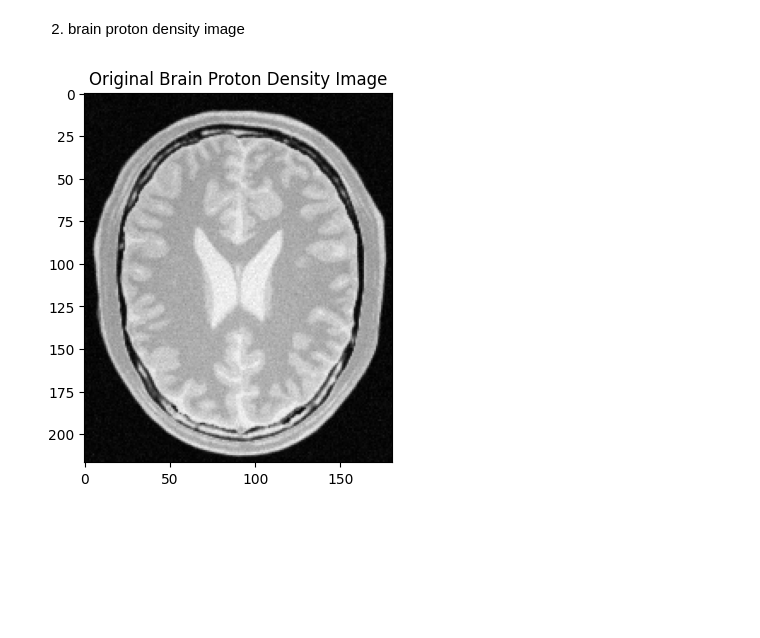
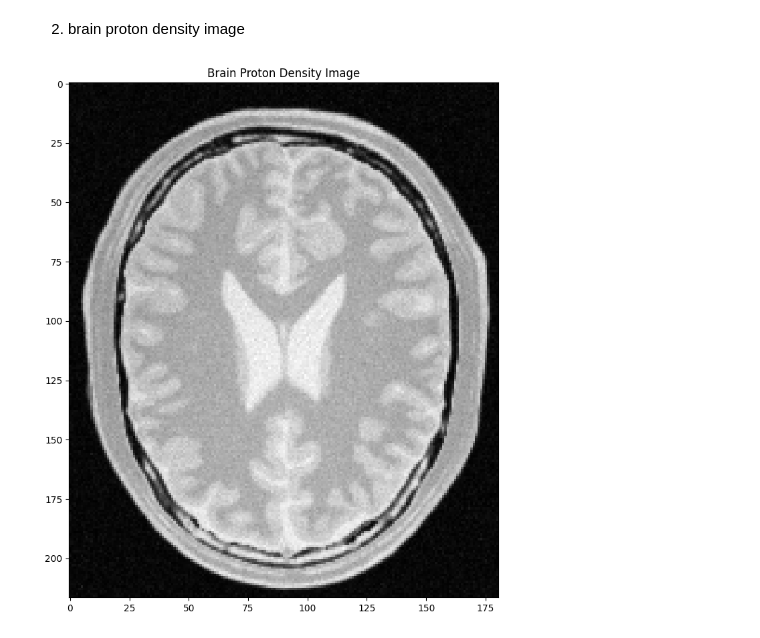
Before and after one commit to RavijaDul/Image_processing_and_machine_vision-_EN3160, a Jupyter notebook: 210152E_a01.ipynb, the cells around one changed output. Drawn from its saved outputs; the diff is of its cells as text; code cells hidden in the pictures; blank space fills up the shorter version.

```diff
--- a/210152E_a01.ipynb
+++ b/210152E_a01.ipynb
@@ -48,14 +48,15 @@ plt.show()
 # %%
 import numpy as np
 import cv2
 import matplotlib.pyplot as plt
 
 # Load the brain proton density image
 brain_proton_density_img = cv2.imread("a1images/brain_proton_density_slice.png", cv2.IMREAD_GRAYSCALE)
 
 # Display the image
+plt.figure(figsize=(10, 10))
 plt.imshow(brain_proton_density_img, cmap='gray')
-plt.title("Original Brain Proton Density Image")
+plt.title("Brain Proton Density Image")
 plt.show()
 # %% [output]
-[figure, old version]
+[figure, new version]
```
Also changed, not shown: parts of 5 cells of this notebook.
